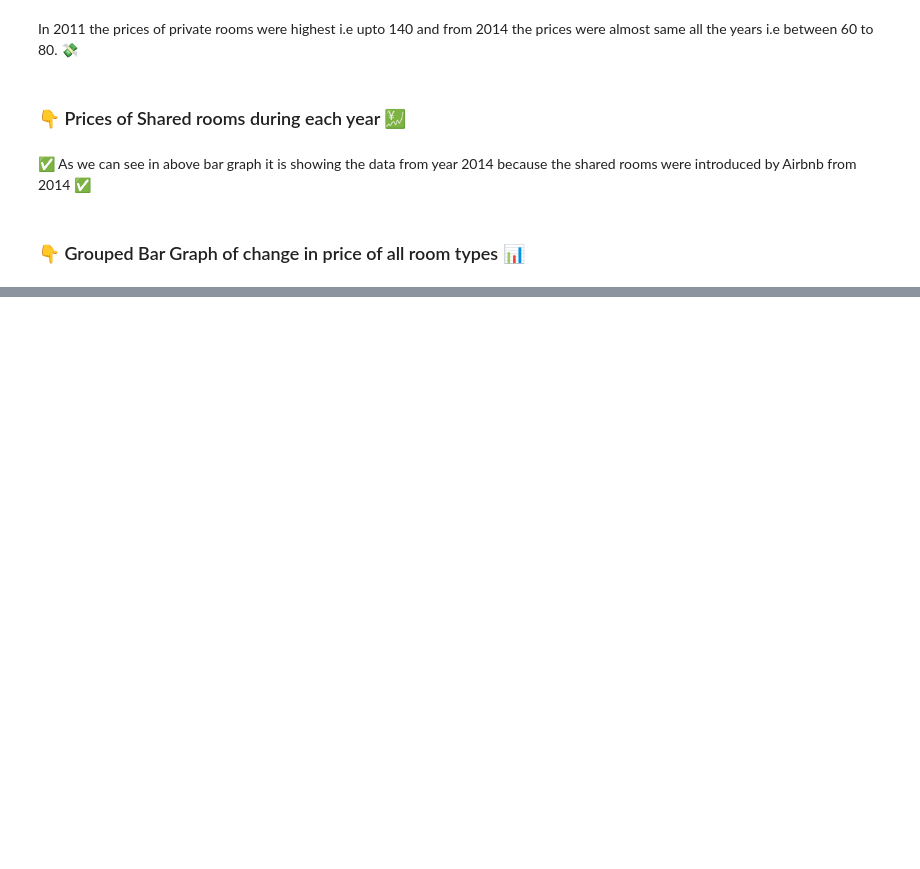
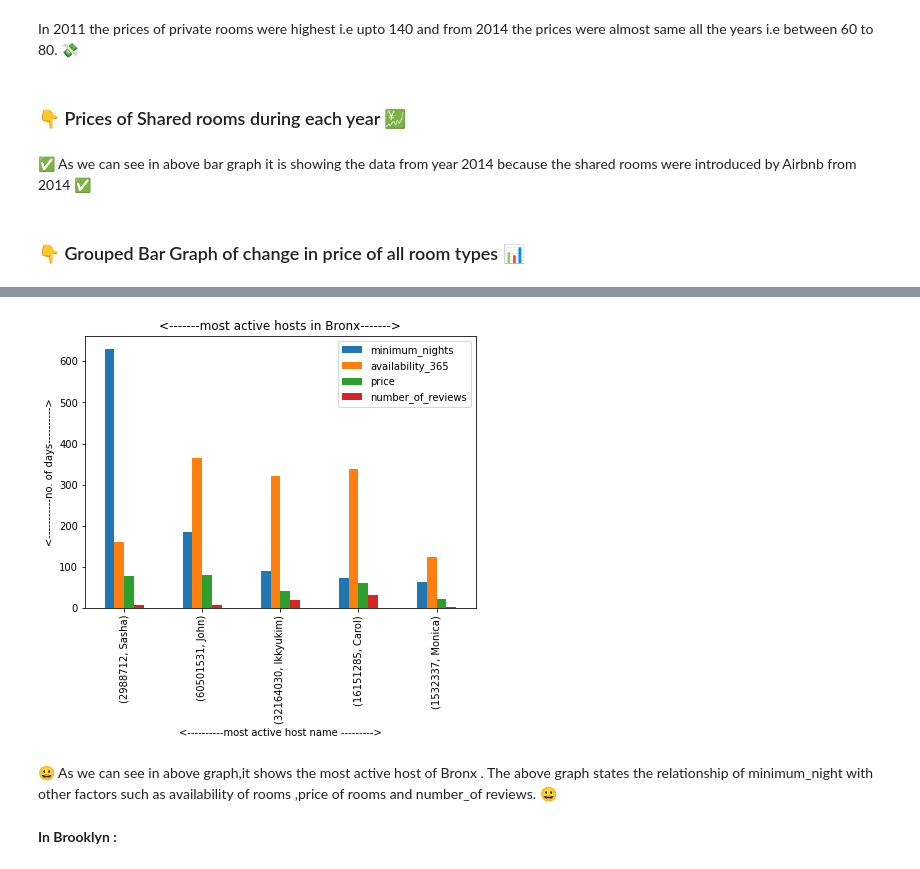
Before and after one commit to DevOps-With-Mantresh/EDA-Airbnb, a Jupyter notebook: EDA_of_Airbnb.ipynb, the cells around one changed output, grey strips where cells are left out. Saved outputs shown, nothing was run; the diff lists cells and outputs as text; code cells hidden in the pictures; blank space fills up the shorter version.

```diff
--- a/EDA_of_Airbnb.ipynb
+++ b/EDA_of_Airbnb.ipynb
@@ -707,0 +773,3 @@ plt.show()
+# %%
+#code here
+hostbronx = bronx.groupby(['host_id','host_name']).agg({'minimum_nights':'sum','availability_365':'mean','price':'mean','number_of_reviews':'mean'})
@@ -707,0 +786,13 @@ plt.show()
+# %%
+hostbronx.sort_values('minimum_nights',ascending=False).head(5).plot.bar()
+plt.title('<-------most active hosts in Bronx------->')
+plt.ylabel('<-----------no. of days---------->')
+plt.xlabel('<----------most active host name --------->')
+plt.show()
+# %% [output]
+[figure, added]
+# %% [markdown]
+😀 As we can see in above graph,it shows the most active host of Bronx .
+The above graph states the relationship of minimum_night with other factors such as availability of rooms ,price of rooms and number_of reviews. 😀
+# %% [markdown]
+**In Brooklyn :**
```
Also changed, not shown: parts of 38 cells of this notebook.
